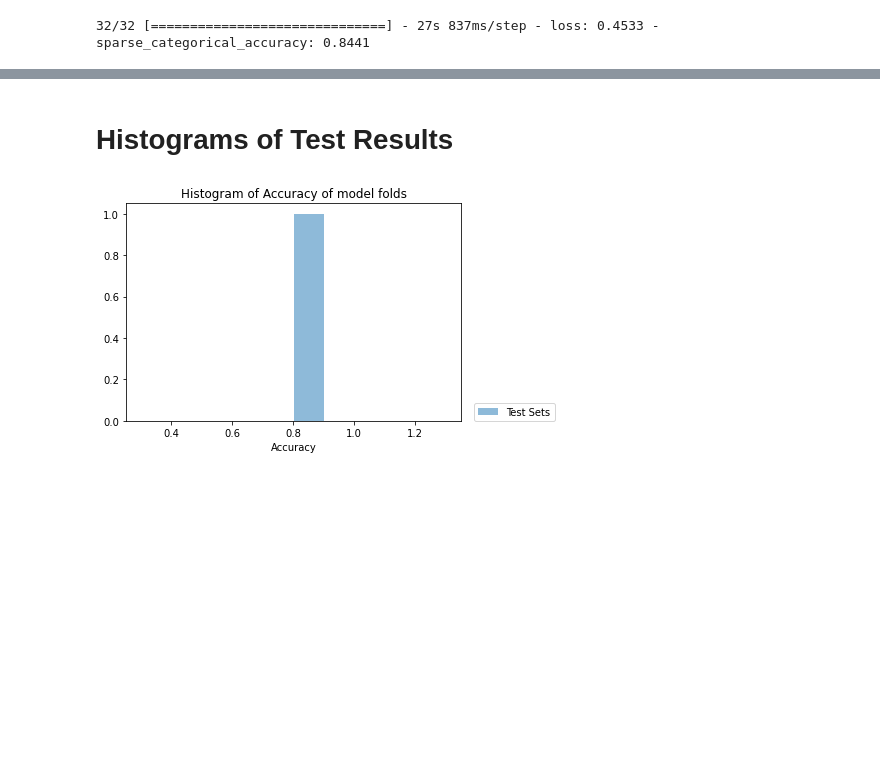
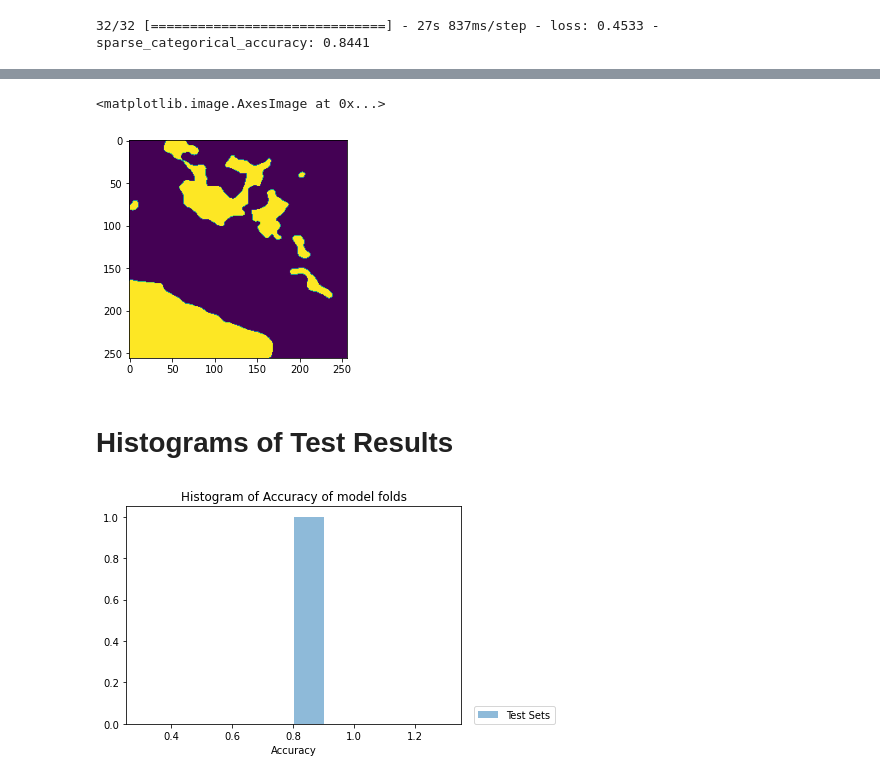
Before and after one commit to rachellb/CS5043_Assignment8, a Jupyter notebook: hw8_Notebook.ipynb, the cells around one changed output, grey strips where cells are left out. Saved outputs shown, nothing was run; the diff lists cells and outputs as text; code cells hidden in the pictures; blank space fills up the shorter version.

```diff
--- a/hw8_Notebook.ipynb
+++ b/hw8_Notebook.ipynb
@@ -120,3 +140,8 @@ results = model.evaluate(test_dat)
+# %%
+plt.imshow(labels_test[0,:,:])
+# %% [output]
+<matplotlib.image.AxesImage at 0x...>
+[figure, added]
 # %% [markdown]
 # Histograms of Test Results
 # %%
```
Also changed, not shown: parts of 10 cells of this notebook, 6 other files.
